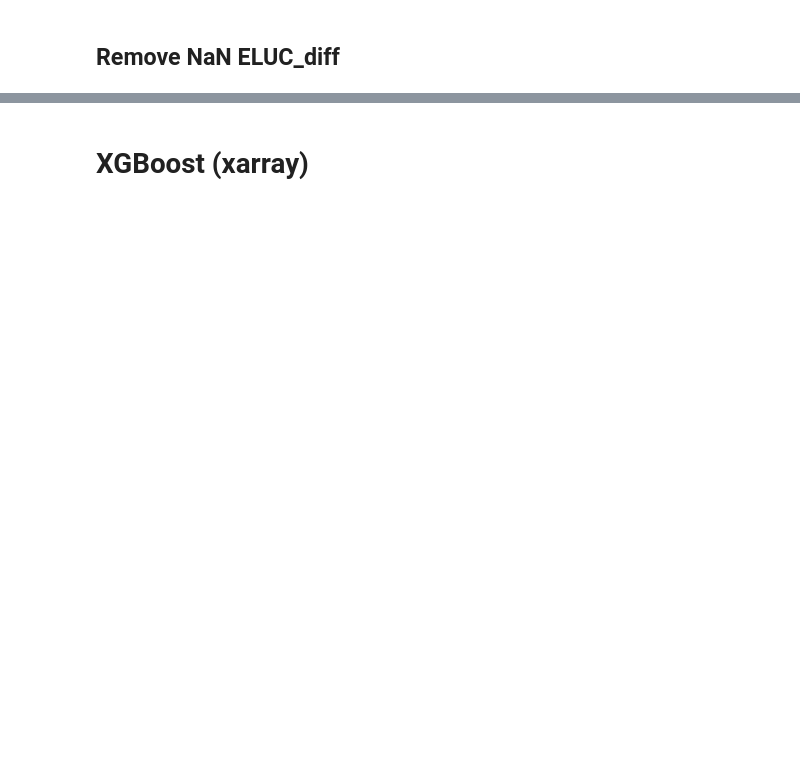
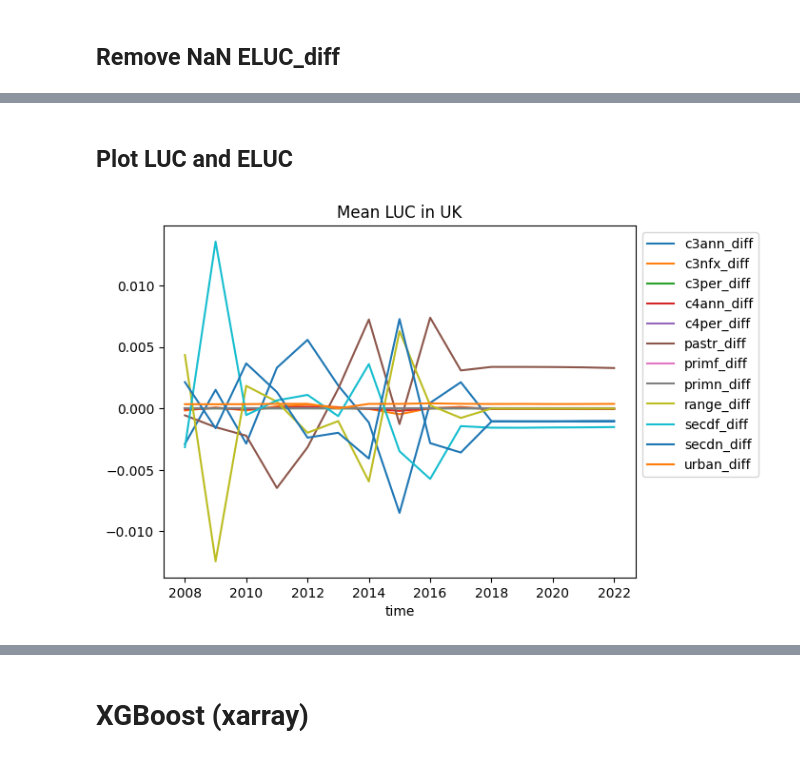
Before and after one commit to Project-Resilience/mvp, a Jupyter notebook: model/ELUC_xgboost_predictor.ipynb, the cells around one changed output, grey strips where cells are left out. Saved outputs shown, nothing was run; the diff lists cells and outputs as text; code cells hidden in the pictures; blank space fills up the shorter version.

```diff
--- a/model/ELUC_xgboost_predictor.ipynb
+++ b/model/ELUC_xgboost_predictor.ipynb
@@ -50,0 +205,9 @@ ds = ds.where(~mask, drop=True)
+# %%
+def plot_luc(dfs, title):
+    X_test_df = dfs["Test"]["X"]
+    agg_df = X_test_df \
+        .groupby(["time"])[LAND_DIFF_FEATURES] \
+        .mean() \
+        .sort_values(by=["time"]).reset_index()
+    agg_df[["time"] + LAND_DIFF_FEATURES].plot(title=title, x='time')
+    plt.legend(bbox_to_anchor=(1.0, 1.0))
@@ -111,0 +290,6 @@ np.isnan(y_test.values)
+# %% [markdown]
+## Plot LUC and ELUC
+# %%
+plot_luc(uk_dfs, title="Mean LUC in UK")
+# %% [output]
+[figure, added]
```
Also changed, not shown: parts of 79 cells of this notebook.
